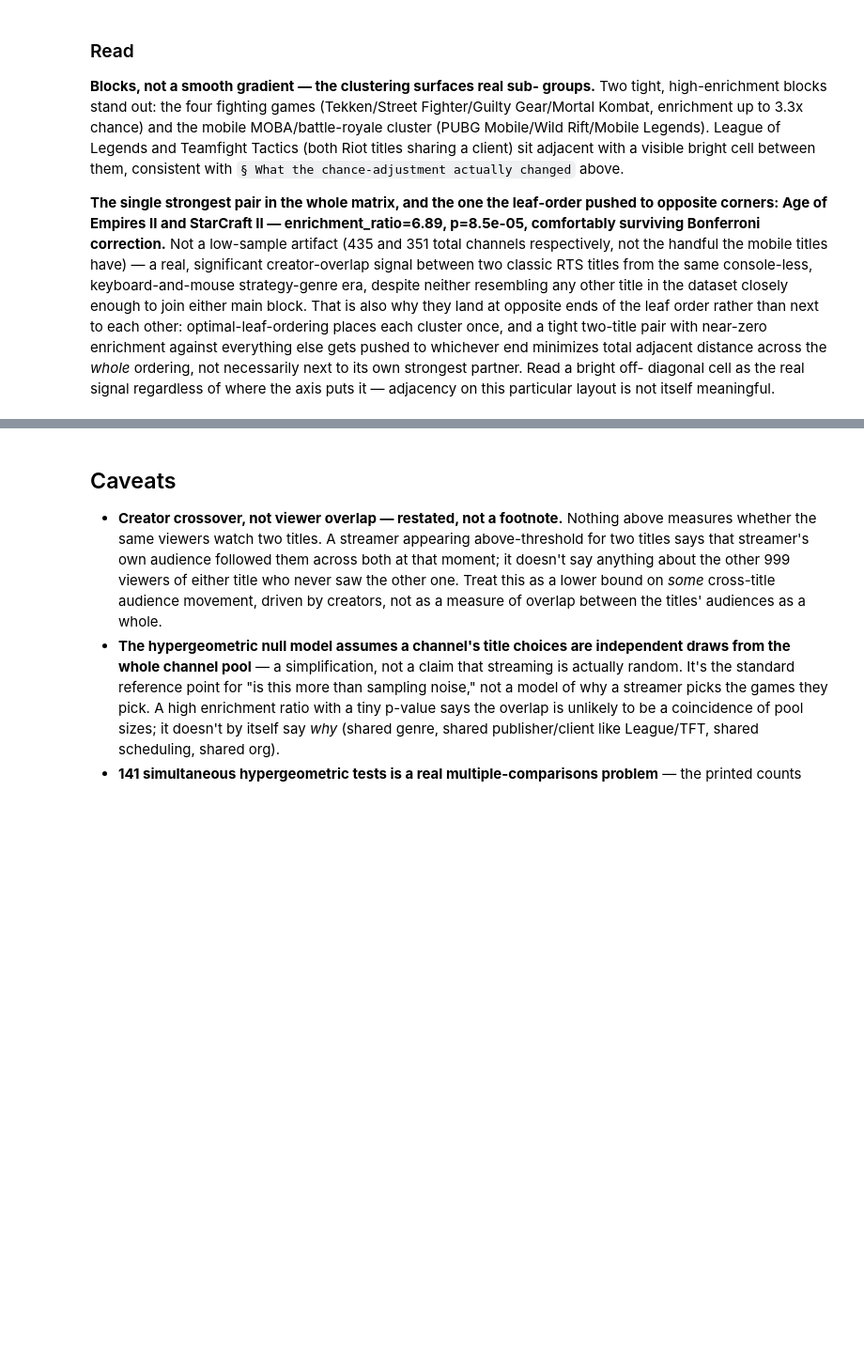
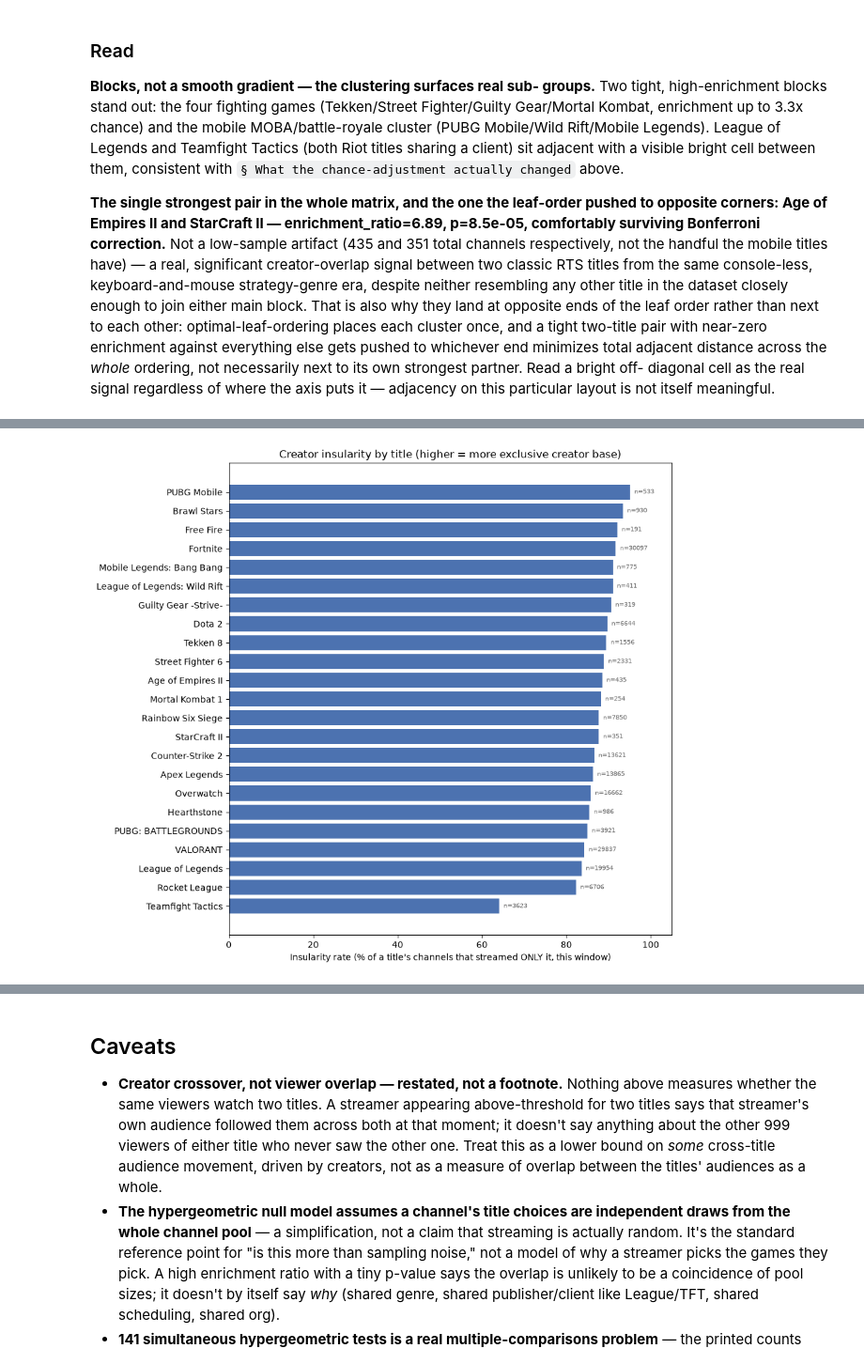
Before and after one commit to JacobH1994/fandomdatapuller, a Jupyter notebook: notebooks/creator_crossover.ipynb, the cells around one changed output, grey strips where cells are left out. Shown at 94% size. Cells and saved outputs as stored; diff of their text form; code cells hidden in the pictures; blank space fills up the shorter version.

```diff
--- a/notebooks/creator_crossover.ipynb
+++ b/notebooks/creator_crossover.ipynb
@@ -603,0 +617,22 @@ adjacency on this particular layout is not itself meaningful.
+# %%
+insularity_rows = []
+for title_id in titles:
+    name = display_name_by_id[title_id]
+    total = int(total_channels_by_title.get(title_id, 0))
+    crossover_for_title = channel_title_df[
+        (channel_title_df["title_id"] == title_id)
+        & (channel_title_df["channel_id"].isin(crossover_channel_ids))
+    ]["channel_id"].nunique()
+    non_crossover = total - crossover_for_title
+    mean_enrichment_vs_others = enrichment_matrix.loc[name].drop(name).mean()
+    insularity_rows.append({
+        "title_id": title_id,
+        "display_name": name,
+        "total_channels": total,
+        "crossover_channels": crossover_for_title,
+        "insularity_rate_pct": round(non_crossover / total * 100, 1) if total else float("nan"),
+        "mean_enrichment_vs_all_others": round(mean_enrichment_vs_others, 2),
+    })
+
+insularity_df = pd.DataFrame(insularity_rows).sort_values("insularity_rate_pct", ascending=False).reset_index(drop=True)
+insularity_df
@@ -603,0 +657,14 @@ adjacency on this particular layout is not itself meaningful.
+# %%
+fig, ax = plt.subplots(figsize=(9.5, 8.5))
+plot_df = insularity_df.sort_values("insularity_rate_pct")
+bars = ax.barh(plot_df["display_name"], plot_df["insularity_rate_pct"], color="#4c72b0")
+ax.set_xlabel("Insularity rate (% of a title's channels that streamed ONLY it, this window)")
+ax.set_title("Creator insularity by title (higher = more exclusive creator base)")
+ax.set_xlim(0, 105)
+for bar, total in zip(bars, plot_df["total_channels"]):
+    ax.text(bar.get_width() + 1, bar.get_y() + bar.get_height() / 2, f"n={total}", va="center", fontsize=7, color="dimgray")
+plt.tight_layout()
+plt.savefig(REPO_ROOT / "notebooks" / "_creator_crossover_fig3_insularity.png", dpi=110)
+plt.show()
+# %% [output]
+[figure, added]
```
Also changed, not shown: parts of 3 cells of this notebook.
